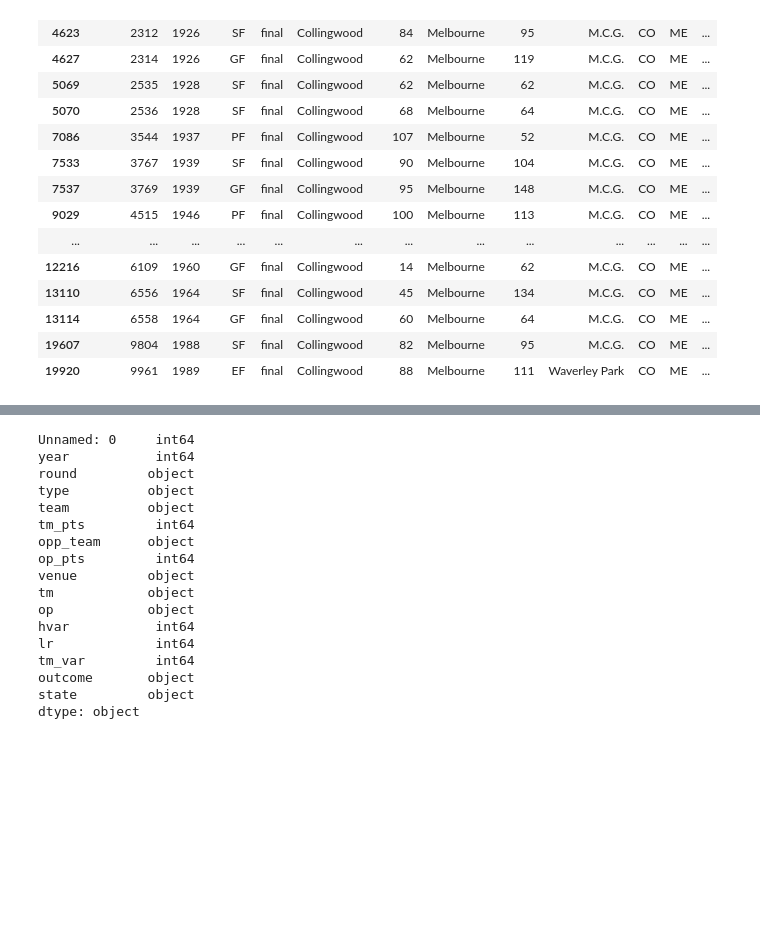
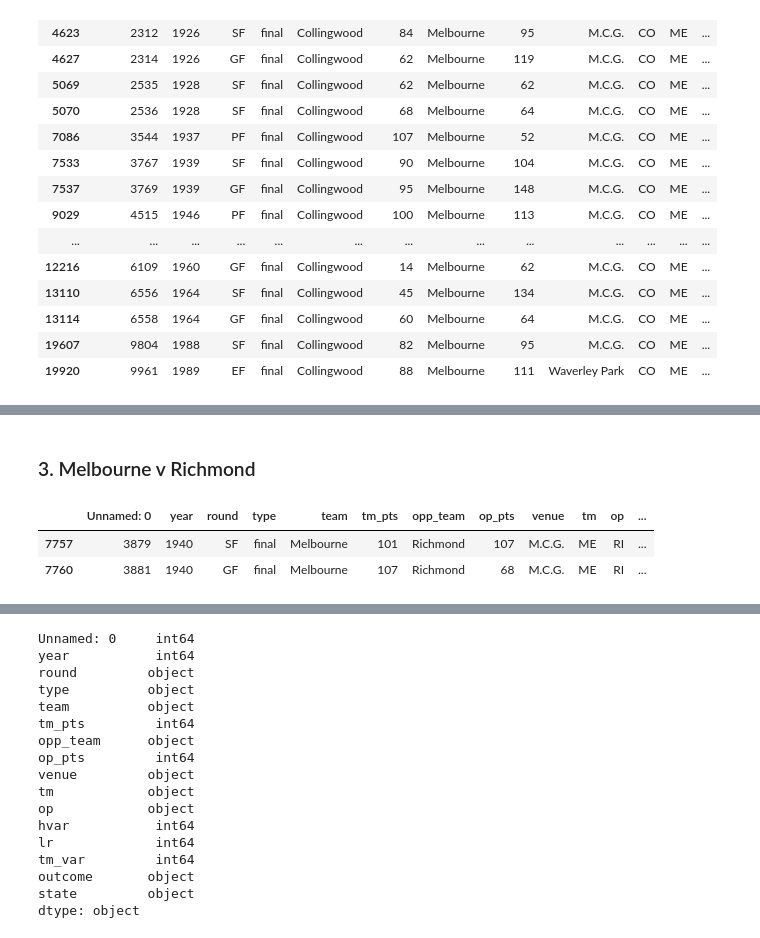
Before and after one commit to stevegabriel1/afl_explore, a Jupyter notebook: afl_gf_potentials.ipynb, the cells around one changed output, grey strips where cells are left out. Cells and saved outputs as stored; diff of their text form; code cells hidden in the pictures; blank space fills up the shorter version.

```diff
--- a/afl_gf_potentials.ipynb
+++ b/afl_gf_potentials.ipynb
@@ -72,0 +87,8 @@ updated.iloc[:,:][(updated.tm == 'CO')&(updated.op == 'ME')&(updated.type == 'fi
+# %% [markdown]
+### 3.  Melbourne v Richmond
+# %%
+updated.iloc[:,:][(updated.tm == 'ME')&(updated.op == 'RI')&(updated.type == 'final')]
+# %% [output]
+|  | Unnamed: 0 | year | round | type | team | tm_pts | opp_team | op_pts | venue | tm | op | ... |
+| 7757 | 3879 | 1940 | SF | final | Melbourne | 101 | Richmond | 107 | M.C.G. | ME | RI | ... |
+| 7760 | 3881 | 1940 | GF | final | Melbourne | 107 | Richmond | 68 | M.C.G. | ME | RI | ... |
```
Also changed, not shown: parts of 7 cells of this notebook.
